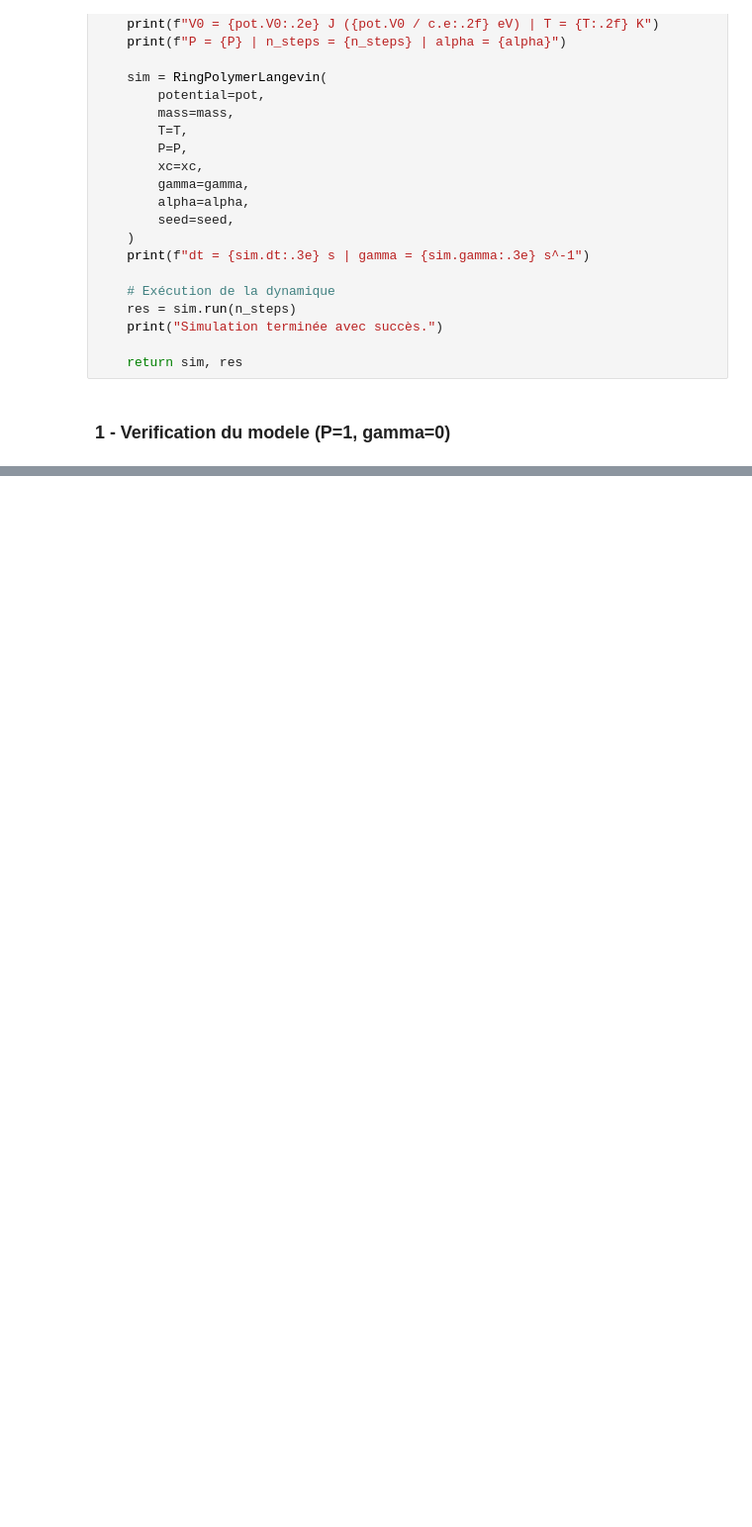
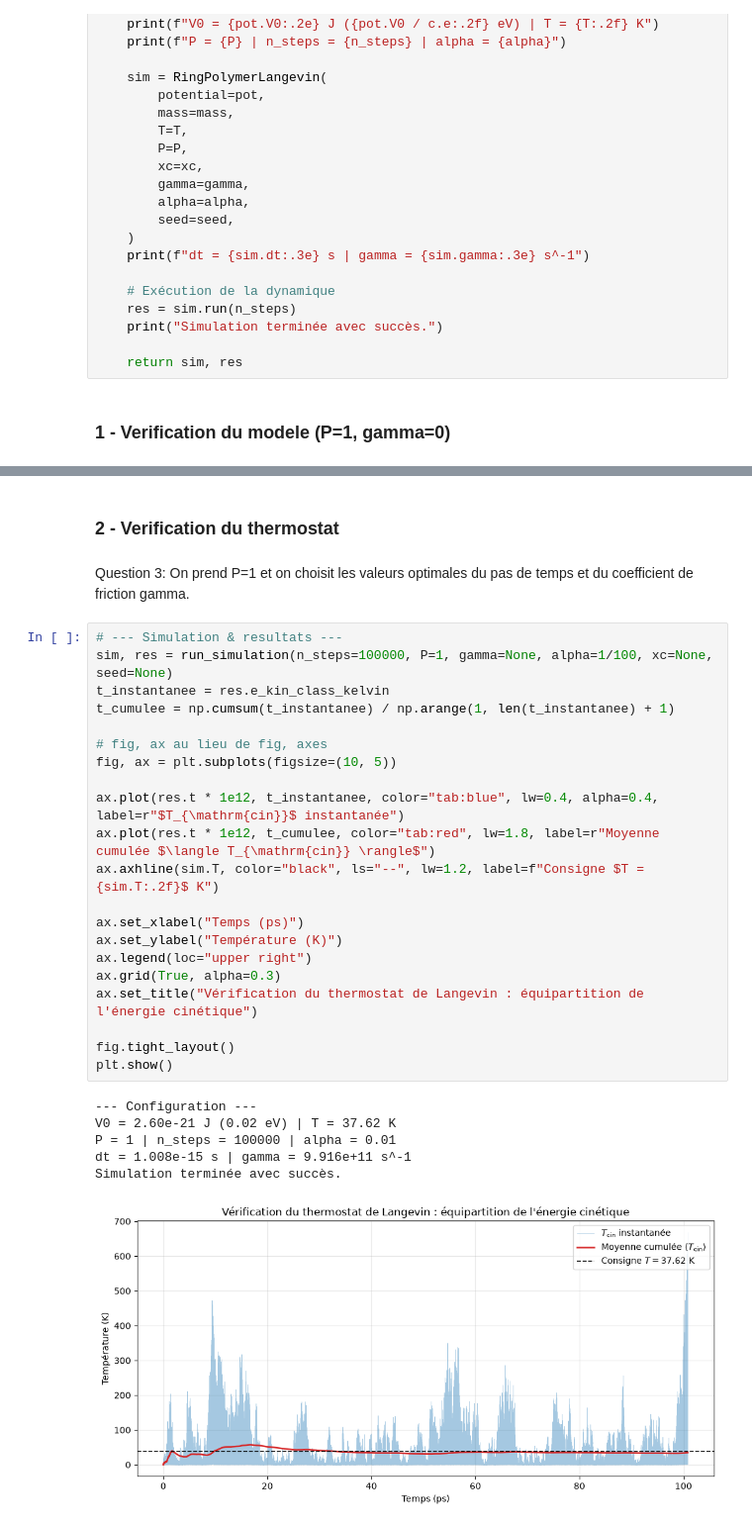
Before and after one commit to Djoto15/MSN_project12, a Jupyter notebook: notes.ipynb, the cells around one changed output, grey strips where cells are left out. Shown at 99% size. Saved outputs shown, nothing was run; the diff lists cells and outputs as text; blank space fills up the shorter version.

```diff
--- a/notes.ipynb
+++ b/notes.ipynb
@@ -97,0 +83,32 @@ plt.show()
+# %% [markdown]
+### 2 - Verification du thermostat
+# %% [markdown]
+Question 3: On prend P=1 et on choisit les valeurs optimales du pas de temps et du coefficient de friction gamma.
+# %%
+# --- Simulation & resultats ---
+sim, res = run_simulation(n_steps=100000, P=1, gamma=None, alpha=1/100, xc=None, seed=None)
+t_instantanee = res.e_kin_class_kelvin
+t_cumulee = np.cumsum(t_instantanee) / np.arange(1, len(t_instantanee) + 1)
+
+# fig, ax au lieu de fig, axes
+fig, ax = plt.subplots(figsize=(10, 5))
+
+ax.plot(res.t * 1e12, t_instantanee, color="tab:blue", lw=0.4, alpha=0.4, label=r"$T_{\mathrm{cin}}$ instantanée")
+ax.plot(res.t * 1e12, t_cumulee, color="tab:red", lw=1.8, label=r"Moyenne cumulée $\langle T_{\mathrm{cin}} \rangle$")
+ax.axhline(sim.T, color="black", ls="--", lw=1.2, label=f"Consigne $T = {sim.T:.2f}$ K")
+
+ax.set_xlabel("Temps (ps)")
+ax.set_ylabel("Température (K)")
+ax.legend(loc="upper right")
+ax.grid(True, alpha=0.3)
+ax.set_title("Vérification du thermostat de Langevin : équipartition de l'énergie cinétique")
+
+fig.tight_layout()
+plt.show()
+# %% [output]
+--- Configuration ---
+V0 = 2.60e-21 J (0.02 eV) | T = 37.62 K
+P = 1 | n_steps = 100000 | alpha = 0.01
+dt = 1.008e-15 s | gamma = 9.916e+11 s^-1
+Simulation terminée avec succès.
+[figure, added]
```
Also changed, not shown: parts of 5 cells of this notebook, 1 other file.
